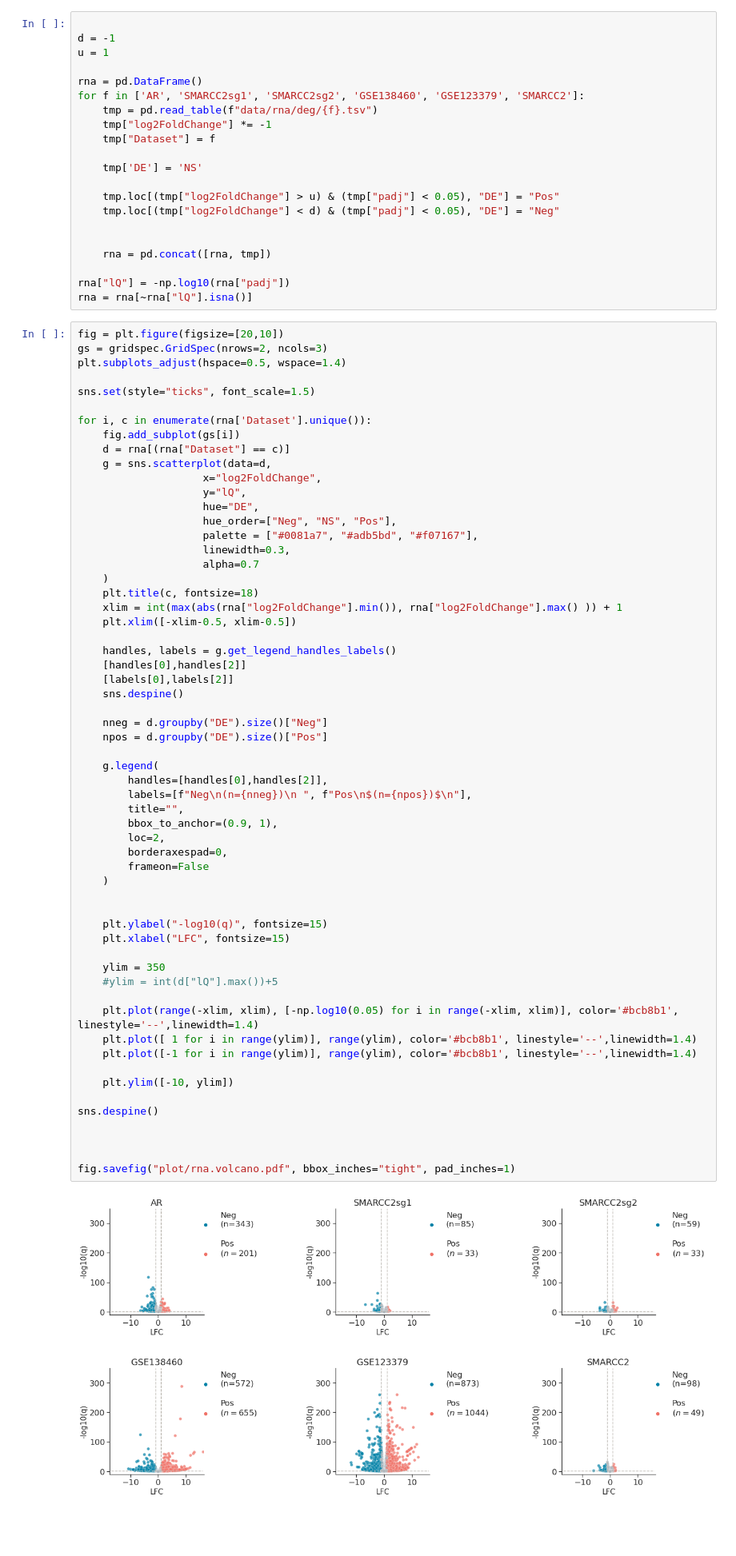
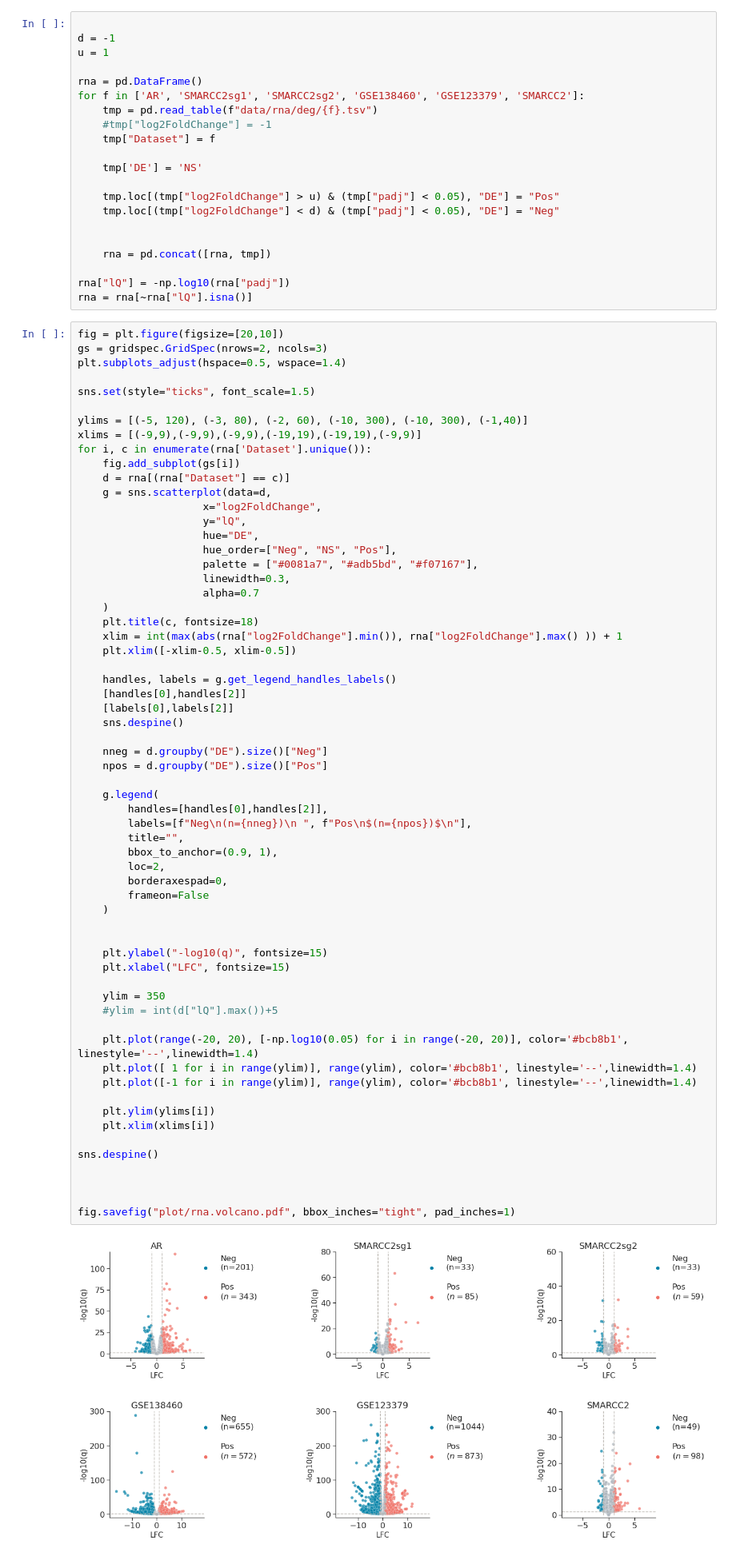
Before and after one commit to lacklab/SWISNF, a Jupyter notebook: 2b-rnaPY.ipynb, the cells around one changed output. Shown at 80% size. Cells and saved outputs as stored; diff of their text form; blank space fills up the shorter version.

```diff
--- a/2b-rnaPY.ipynb
+++ b/2b-rnaPY.ipynb
@@ -17,7 +17,7 @@ u = 1
 rna = pd.DataFrame()
 for f in ['AR', 'SMARCC2sg1', 'SMARCC2sg2', 'GSE138460', 'GSE123379', 'SMARCC2']:
 	tmp = pd.read_table(f"data/rna/deg/{f}.tsv")
-	tmp["log2FoldChange"] *= -1
+	#tmp["log2FoldChange"] = -1
 	tmp["Dataset"] = f
 
 	tmp['DE'] = 'NS'
@@ -37,6 +37,8 @@ plt.subplots_adjust(hspace=0.5, wspace=1.4)
 
 sns.set(style="ticks", font_scale=1.5)
 
+ylims = [(-5, 120), (-3, 80), (-2, 60), (-10, 300), (-10, 300), (-1,40)]
+xlims = [(-9,9),(-9,9),(-9,9),(-19,19),(-19,19),(-9,9)]
 for i, c in enumerate(rna['Dataset'].unique()):
 	fig.add_subplot(gs[i])
 	d = rna[(rna["Dataset"] == c)]
@@ -61,35 +63,36 @@ for i, c in enumerate(rna['Dataset'].unique()):
 	nneg = d.groupby("DE").size()["Neg"]
 	npos = d.groupby("DE").size()["Pos"]
 
 	g.legend(
 		handles=[handles[0],handles[2]],
 		labels=[f"Neg\n(n={nneg})\n ", f"Pos\n$(n={npos})$\n"],
 		title="",
 		bbox_to_anchor=(0.9, 1),
 		loc=2,
 		borderaxespad=0,
 		frameon=False
 	)
 
 
 	plt.ylabel("-log10(q)", fontsize=15)
 	plt.xlabel("LFC", fontsize=15)
 
 	ylim = 350
 	#ylim = int(d["lQ"].max())+5
 
-	plt.plot(range(-xlim, xlim), [-np.log10(0.05) for i in range(-xlim, xlim)], color='#bcb8b1', linestyle='--',linewidth=1.4)
+	plt.plot(range(-20, 20), [-np.log10(0.05) for i in range(-20, 20)], color='#bcb8b1', linestyle='--',linewidth=1.4)
 	plt.plot([ 1 for i in range(ylim)], range(ylim), color='#bcb8b1', linestyle='--',linewidth=1.4)
 	plt.plot([-1 for i in range(ylim)], range(ylim), color='#bcb8b1', linestyle='--',linewidth=1.4)
 
-	plt.ylim([-10, ylim])
+	plt.ylim(ylims[i])
+	plt.xlim(xlims[i])
 
 sns.despine()
 
 
 
 fig.savefig("plot/rna.volcano.pdf", bbox_inches="tight", pad_inches=1)
 # %% [output]
-[figure, old version]
+[figure, new version]
 # %% [markdown]
 # Venns
```
Also changed, not shown: parts of 26 cells of this notebook, 12 other files.
